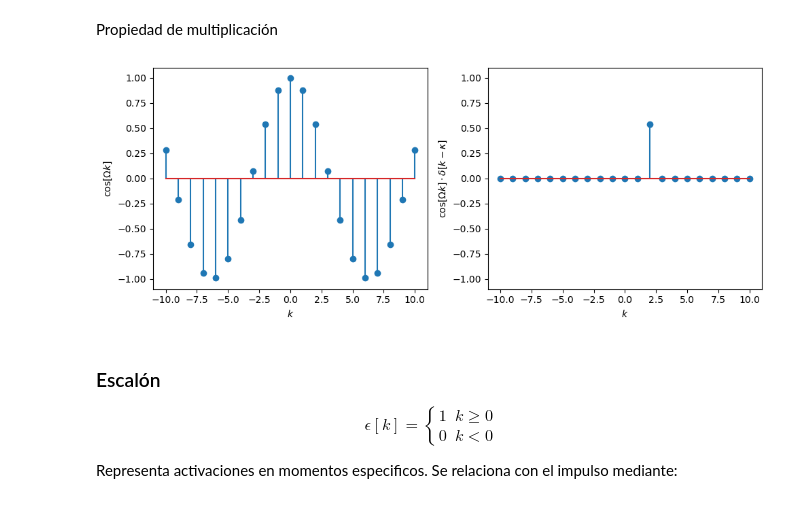
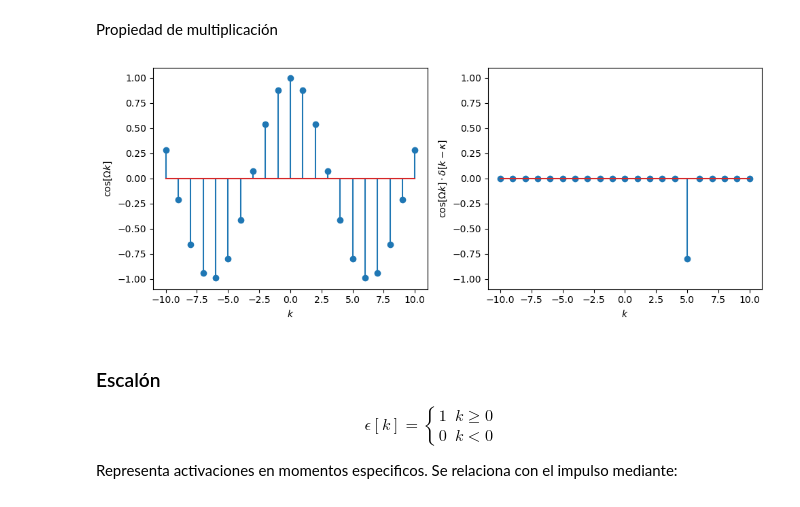
Before and after one commit to pierrediazp/Se-ales_y_Sistemas, a Jupyter notebook: SenalesEstandarTD.ipynb, the cells around one changed output. Cells and saved outputs as stored; diff of their text form; code cells hidden in the pictures.

```diff
--- a/SenalesEstandarTD.ipynb
+++ b/SenalesEstandarTD.ipynb
@@ -212,25 +212,25 @@ plt.ylim([-0.1, 1.1])
 # %% [markdown]
 Propiedad de multiplicación
 # %%
-x = dirac(k-2)
+x = dirac(k-5)
 y = np.cos(k*0.5)
 w = x*y
 
 plt.figure(figsize=(10, 4))
 plt.subplot(121)
 plt.stem(k, y)
 plt.xlabel('$k$')
 plt.ylabel(r'$\cos[\Omega k]$')
 plt.ylim([-1.1, 1.1])
 
 plt.subplot(122)
 plt.stem(k, w)
 plt.xlabel('$k$')
 plt.ylabel('$\cos[\Omega k] \cdot \delta[k - \kappa]$')
 plt.ylim([-1.1, 1.1])
 plt.tight_layout()
 # %% [output]
-[figure, old version]
+[figure, new version]
 # %% [markdown]
 ### Escalón
 
```
Also changed, not shown: parts of 3 cells of this notebook, 6 other files.
